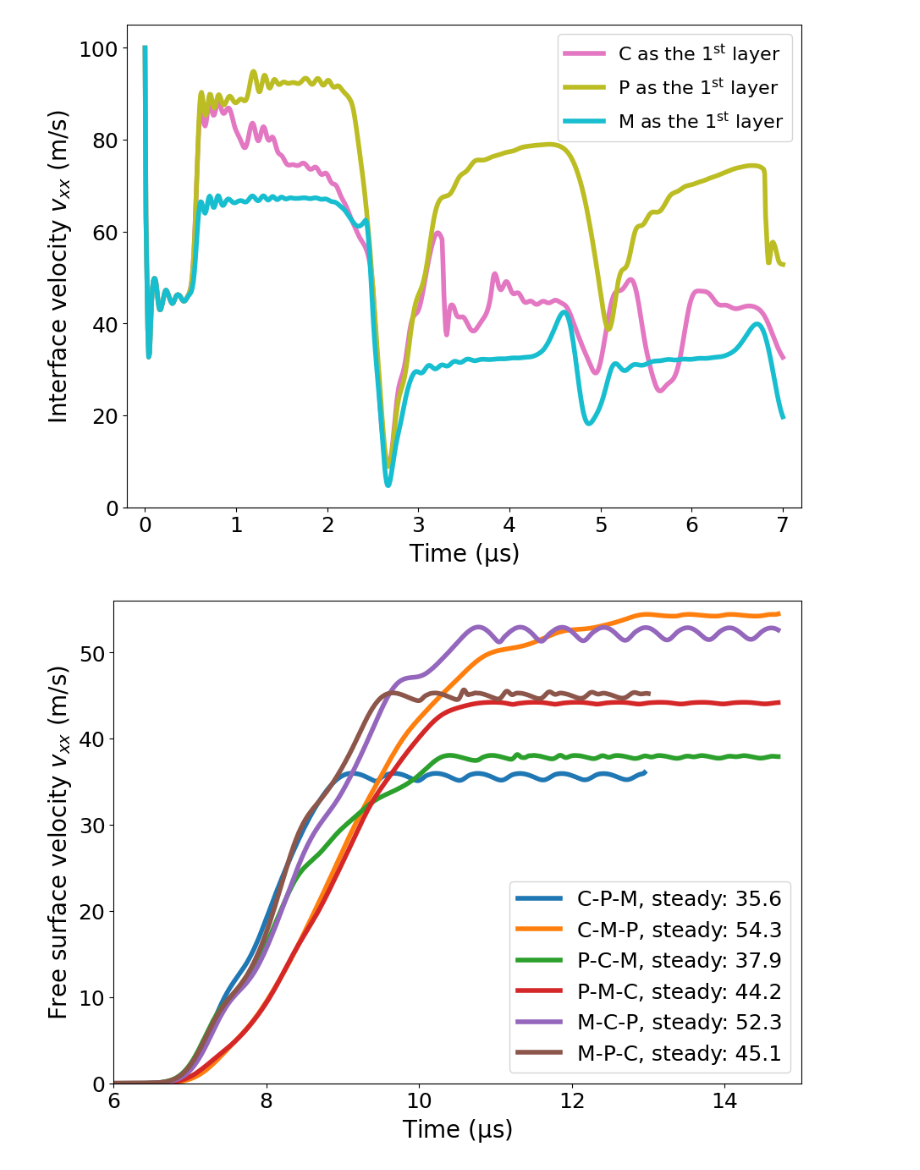
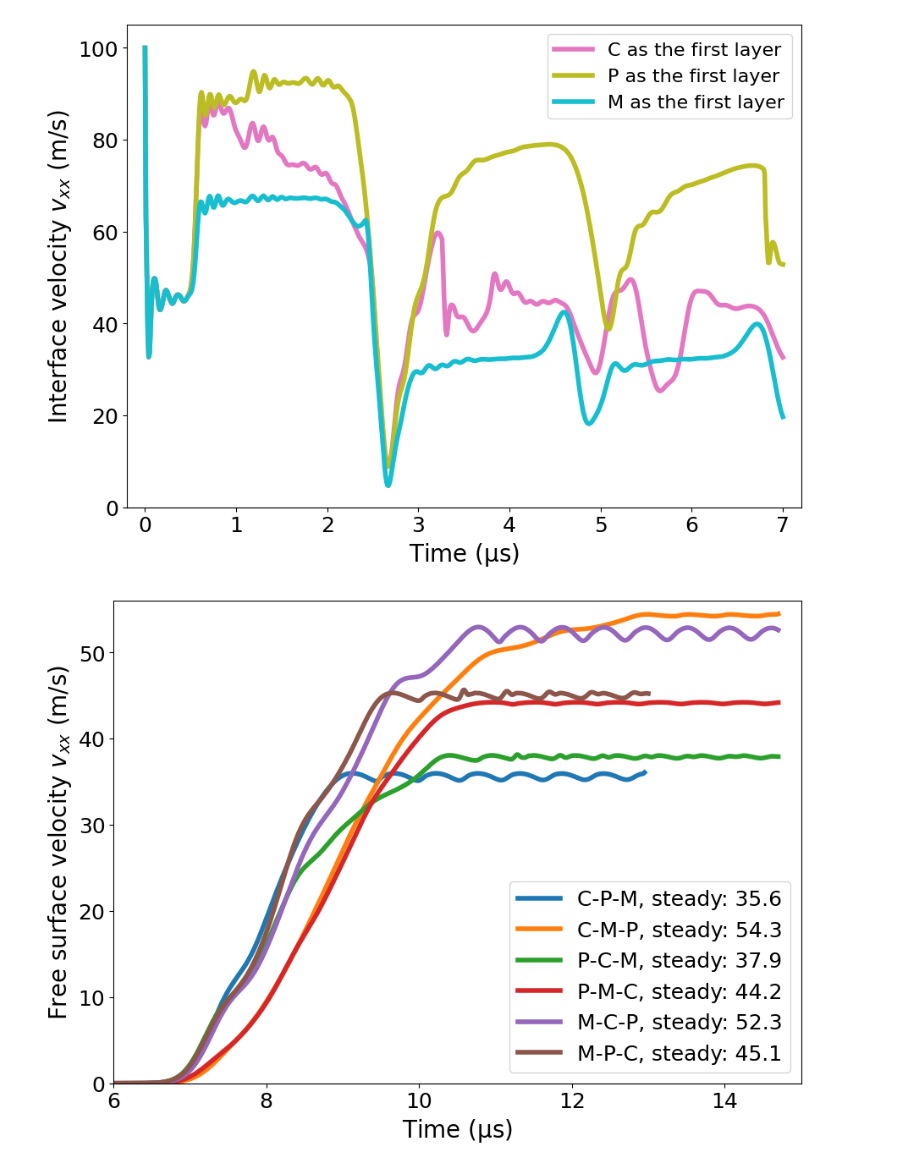
Before and after one commit to hzhangolemiss/VUMAT-DSGZs, a Jupyter notebook: results/Figure6.ipynb, the cells around one changed output. Drawn from its saved outputs; the diff is of its cells as text; code cells hidden in the pictures.

```diff
--- a/results/Figure6.ipynb
+++ b/results/Figure6.ipynb
@@ -139,41 +139,41 @@ v1_n1_Bk_s3c5 = [0.001*float(item[1]) for item in data2]
 
 # Figure 6(a)
 fig1,ax1 = plt.subplots(layout = 'constrained',figsize=(9,6.5)) # 9,5.4
-ax1.plot(time[0:701],v1_n1_Ip_s1c1[0:701],linewidth=4,color='tab:pink',label='C as the $\\rm{1^{st}}$ layer')
+ax1.plot(time[0:701],v1_n1_Ip_s1c1[0:701],linewidth=4,color='tab:pink',label='C as the first layer')
 #ax1.plot(time[0:5001],v1_n1_Ip_s3c1[0:5001],linewidth=2,color='tab:orange',label='CMP, 132')
-ax1.plot(time[0:701],v1_n1_Ip_s3c2[0:701],linewidth=4,color='tab:olive',label='P as the $\\rm{1^{st}}$ layer')
+ax1.plot(time[0:701],v1_n1_Ip_s3c2[0:701],linewidth=4,color='tab:olive',label='P as the first layer')
 #ax1.plot(time[0:5001],v1_n1_Ip_s3c3[0:5001],linewidth=2,color='tab:red',label='PMC, 231')
-ax1.plot(time[0:701],v1_n1_Ip_s3c4[0:701],linewidth=4,color='tab:cyan',label='M as the $\\rm{1^{st}}$ layer')
+ax1.plot(time[0:701],v1_n1_Ip_s3c4[0:701],linewidth=4,color='tab:cyan',label='M as the first layer')
 #ax1.plot(time[0:5001],v1_n1_Ip_s3c5[0:5001],linewidth=2,color='tab:brown',label='MPC, 321')
 ax1.set_xlabel('Time ($\\rm{\mu s}$)',fontsize=20)
 ax1.set_ylabel('Interface velocity $v_{xx}$ (m/s)',fontsize=20)
 ax1.set_xlim(-0.2,7.2)
 ax1.set_ylim(0,105)
 ax1.set_xticks([0,1,2,3,4,5,6,7])
 ax1.set_xticklabels(['0','1','2','3','4','5','6','7'],fontsize=18)
 ax1.set_yticks([0,20,40,60,80,100])
 ax1.set_yticklabels(['0','20','40','60','80','100'],fontsize=18)
 legend = ax1.legend(loc='upper right',fontsize=16)
-# fig1.savefig('Figure6a.png', dpi=1200)
+fig1.savefig('Figure6a.png', dpi=1200)
 
 # Figure 6(b)
 fig2,ax2 = plt.subplots(layout = 'constrained',figsize=(9,6.5)) # 9,5.4
 ax2.plot(time[600:1296],v1_n1_Bk_s1c1[600:1296],linewidth=4,color='tab:blue',label='C-P-M, steady: 35.6')
 ax2.plot(time[600:1471],v1_n1_Bk_s3c1[600:1471],linewidth=4,color='tab:orange',label='C-M-P, steady: 54.3')
 ax2.plot(time[600:1471],v1_n1_Bk_s3c2[600:1471],linewidth=4,color='tab:green',label='P-C-M, steady: 37.9')
 ax2.plot(time[600:1471],v1_n1_Bk_s3c3[600:1471],linewidth=4,color='tab:red',label='P-M-C, steady: 44.2')
 ax2.plot(time[600:1471],v1_n1_Bk_s3c4[600:1471],linewidth=4,color='tab:purple',label='M-C-P, steady: 52.3')
 ax2.plot(time[600:1301],v1_n1_Bk_s3c5[600:1301],linewidth=4,color='tab:brown',label='M-P-C, steady: 45.1')
 ax2.set_xlabel('Time ($\\rm{\mu s}$)',fontsize=20)
 ax2.set_ylabel('Free surface velocity $v_{xx}$ (m/s)',fontsize=20)
 ax2.set_xlim(6,15)
 ax2.set_ylim(0,56)
 ax2.set_xticks([6,8,10,12,14])
 ax2.set_xticklabels(['6','8','10','12','14'],fontsize=18)
 ax2.set_yticks([0,10,20,30,40,50])
 ax2.set_yticklabels(['0','10','20','30','40','50'],fontsize=18)
 legend = ax2.legend(loc='lower right',fontsize=18)
 # fig2.savefig('Figure6b.png', dpi=1200)
 # %% [output]
-[figure, old version]
+[figure, new version]
 [figure]
```
Also changed, not shown: 4 other files.
